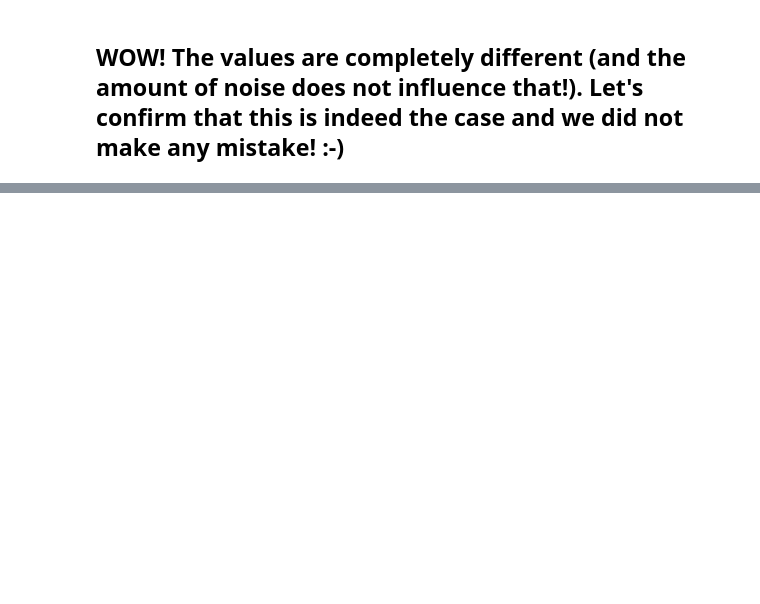
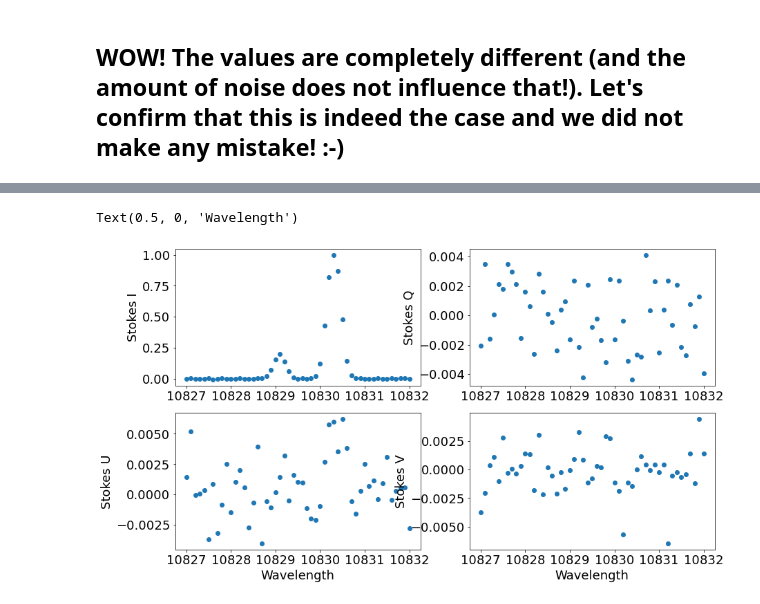
Before and after one commit to ivanzmilic/SP2022, a Jupyter notebook: test_inversion.ipynb, the cells around one changed output, grey strips where cells are left out. Cells and saved outputs as stored; diff of their text form; code cells hidden in the pictures; blank space fills up the shorter version.

```diff
--- a/test_inversion.ipynb
+++ b/test_inversion.ipynb
@@ -798,0 +635,25 @@ result.close()
+# %%
+noise_lvl = 2E-3 # Huge noise!
+
+noise = np.random.normal(0,noise_lvl,4*n_wvl).reshape(4,n_wvl)
+original = np.copy(mod.spectrum['spec1'].stokes)
+stokes = np.copy(mod.spectrum['spec1'].stokes) + noise
+# %%
+plt.figure(figsize=[14,8])
+plt.subplot(221)
+plt.plot(ll,stokes[0,:],'o')
+plt.ylabel("Stokes I")
+plt.subplot(222)
+plt.plot(ll,stokes[1,:],'o')
+plt.ylabel("Stokes Q")
+plt.subplot(223)
+plt.plot(ll,stokes[2,:],'o')
+plt.ylabel("Stokes U")
+plt.xlabel("Wavelength")
+plt.subplot(224)
+plt.plot(ll,stokes[3,:],'o')
+plt.ylabel("Stokes V")
+plt.xlabel("Wavelength")
+# %% [output]
+Text(0.5, 0, 'Wavelength')
+[figure, added]
```
Also changed, not shown: parts of 59 cells of this notebook, 5 other files.
